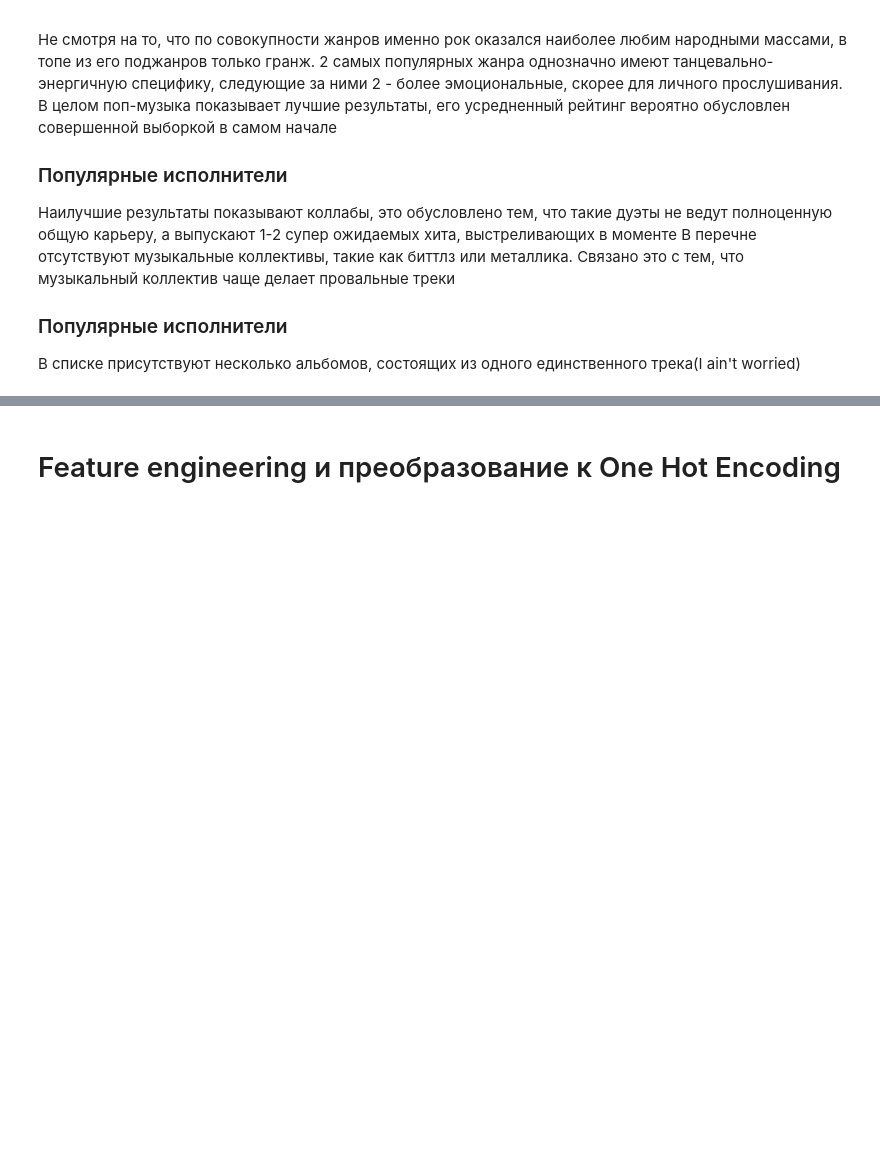
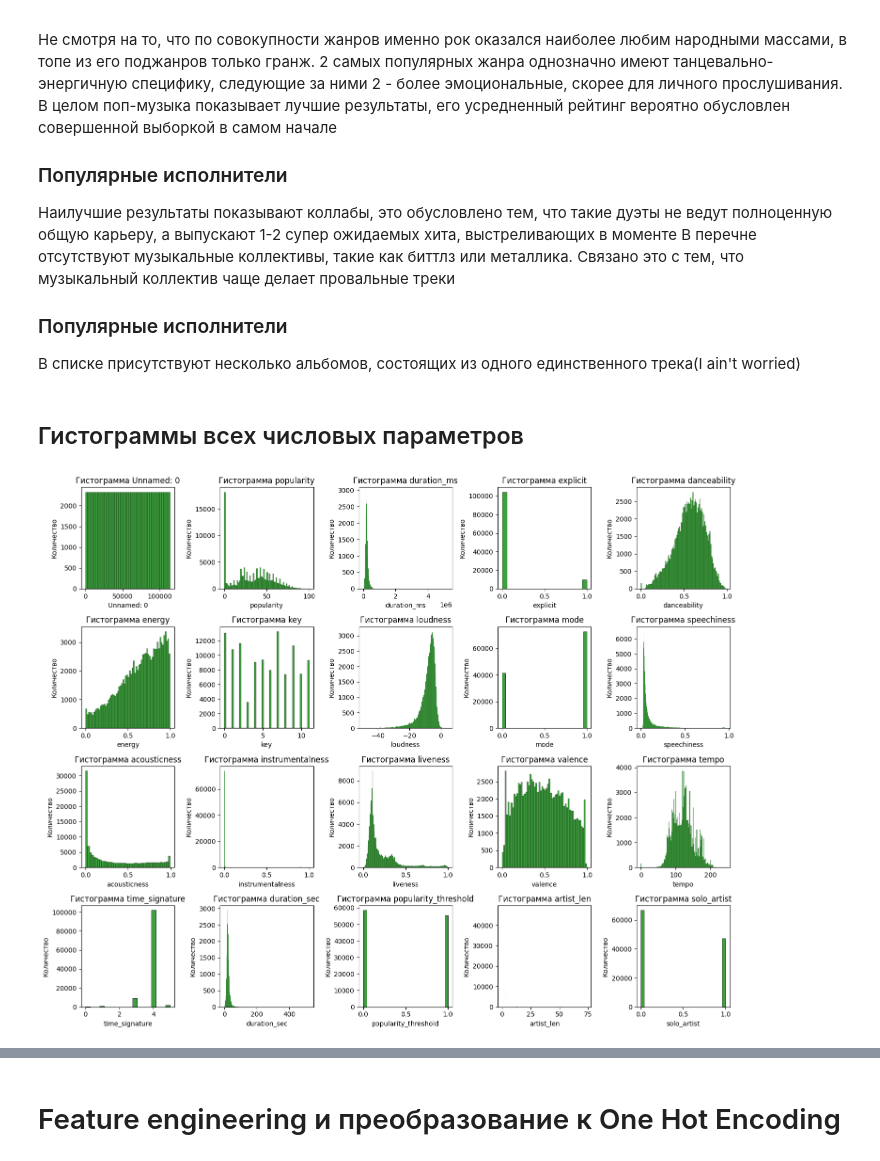
Before and after one commit to FelixShuic/spotify_model, a Jupyter notebook: duration.ipynb, the cells around one changed output, grey strips where cells are left out. Drawn from its saved outputs; the diff is of its cells as text; code cells hidden in the pictures; blank space fills up the shorter version.

```diff
--- a/duration.ipynb
+++ b/duration.ipynb
@@ -364,7 +373,7 @@ plt.show()
 # %% [markdown]
 ### Гипотеза 2: Музыка, содержащая эксплицитную лексику в среднем является менее популярной
 # %%
-soundframe['explicit'] = soundframe['explicit'].
+soundframe['explicit'] = soundframe['explicit']
 # %%
 sound_copy = soundframe.copy()
 sound_copy['popularity_bin'] = pd.cut(soundframe['popularity'], bins=range(0, 110, 10), right=False, labels=[f'{i}-{i+9}' for i in range(0, 100, 10)])
@@ -518,3 +527,29 @@ plt.show()
 В перечне отсутствуют музыкальные коллективы, такие как биттлз или металлика. Связано это с тем, что музыкальный коллектив чаще делает провальные треки
 ### Популярные исполнители
 В списке присутствуют несколько альбомов, состоящих из одного единственного трека(I ain't worried)
+# %% [markdown]
+## Гистограммы всех числовых параметров
+# %%
+numeric_columns = soundframe.select_dtypes(include=['number']).columns
+
+num_plots = len(numeric_columns)
+ncols = 5
+nrows = (num_plots // ncols) + (num_plots % ncols > 0)  # Округляем вверх, чтобы учесть все столбцы
+
+fig, axes = plt.subplots(nrows, ncols, figsize=(15, 3 * nrows))
+
+axes = axes.flatten()
+
+for i, column in enumerate(numeric_columns):
+    sns.histplot(soundframe[column], ax=axes[i], kde=False, color='green')  # kde=False ускоряет построение
+    axes[i].set_title(f'Гистограмма {column}')
+    axes[i].set_xlabel(column)
+    axes[i].set_ylabel('Количество')
+
+for i in range(num_plots, len(axes)):
+    fig.delaxes(axes[i])
+
+plt.tight_layout()
+plt.show()
+# %% [output]
+[figure, added]
```
Also changed, not shown: parts of 38 cells of this notebook.
